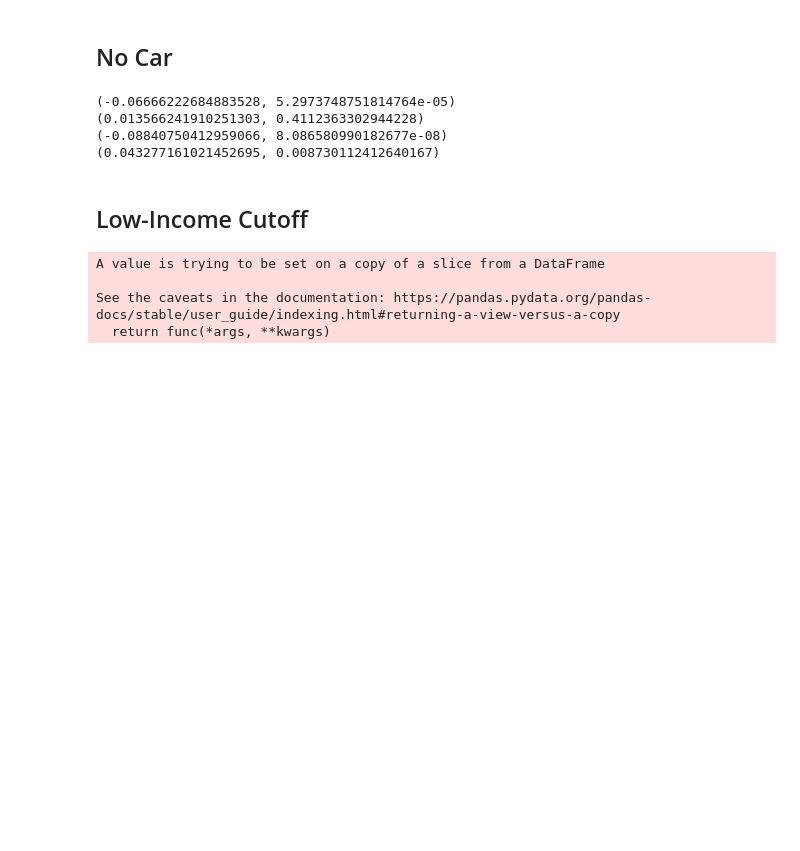
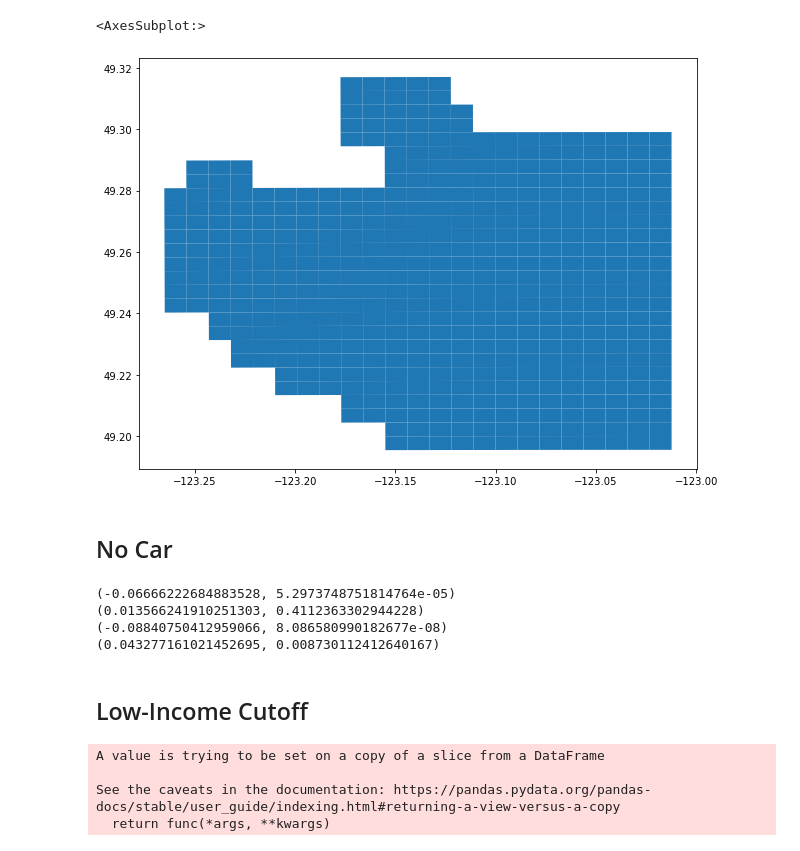
Before and after one commit to shivyucel/opioid_treatment_accessibility, a Jupyter notebook: toronto_code/Untitled.ipynb, the cells around one changed output. Saved outputs shown, nothing was run; the diff lists cells and outputs as text; code cells hidden in the pictures; blank space fills up the shorter version.

```diff
--- a/toronto_code/Untitled.ipynb
+++ b/toronto_code/Untitled.ipynb
@@ -4,3 +4,5 @@ import pandas as pd
 import matplotlib.pyplot as plt
 from scipy.stats import pearsonr
 data_dir = '/Users/shivyucel/Documents/projects.nosync/opioid_accessibility/opioid_accessibility/data/toronto_data/'
+# %%
+df = gpd.read_file('/Users/shivyucel/Downloads/orthophoto-imagery-2015/orthophoto-imagery-2015.shp')
@@ -7,3 +25,8 @@ data_dir = '/Users/shivyucel/Documents/projects.nosync/opioid_accessibility/opio
+# %%
+df.plot(figsize=(10,10))
+# %% [output]
+<AxesSubplot:>
+[figure, added]
 # %% [markdown]
 ## No Car
 # %%
```
Also changed, not shown: parts of 1 cell of this notebook, 31 other files.
